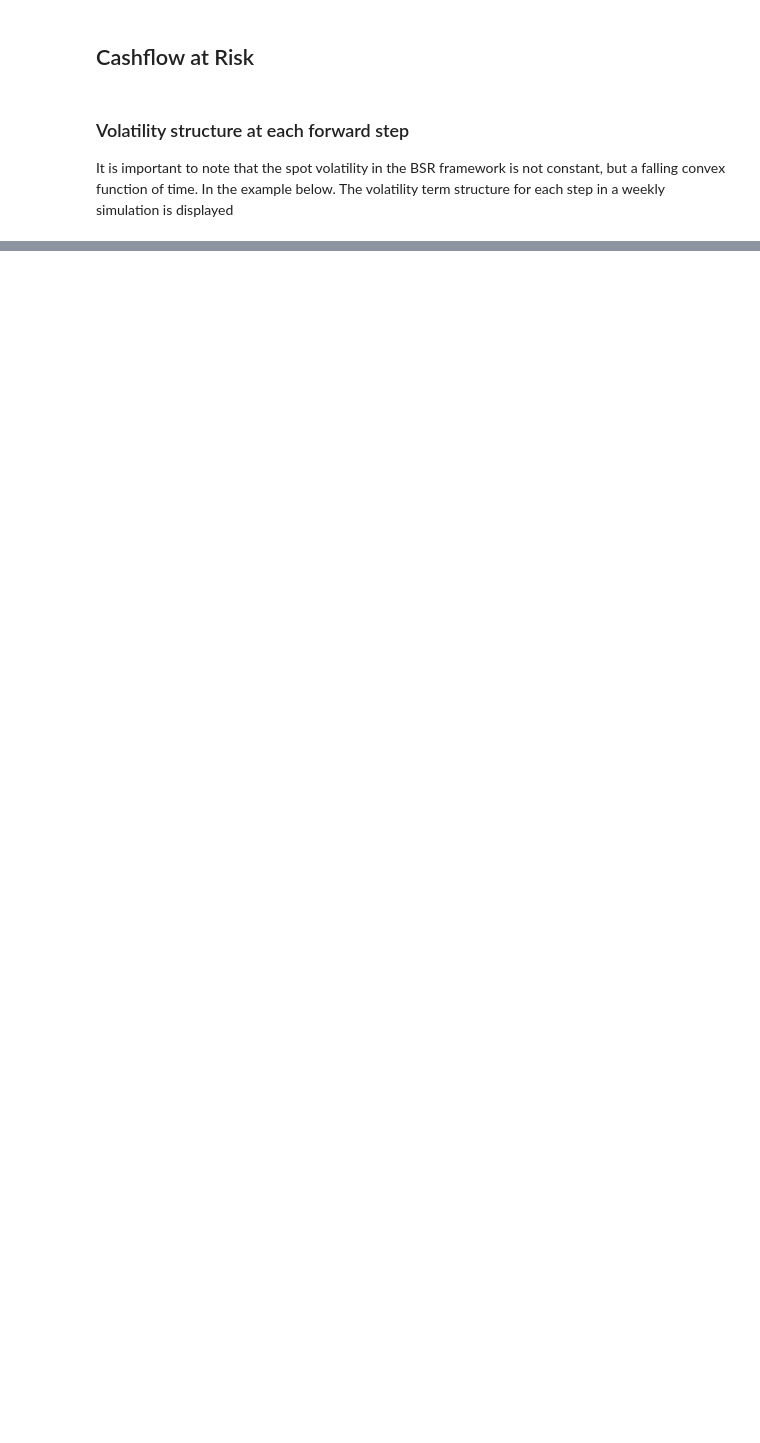
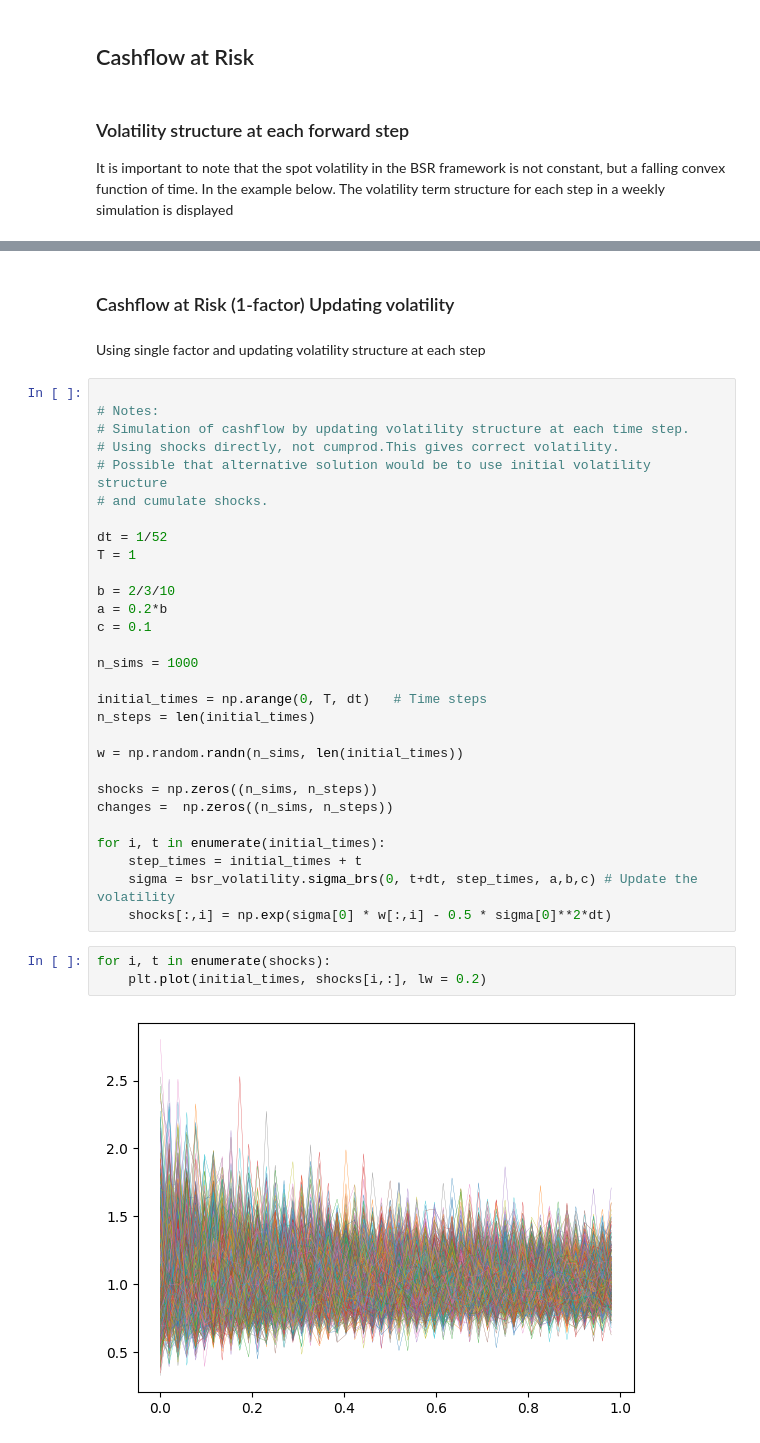
Before and after one commit to bmyksvoll/curves, a Jupyter notebook: bsr_simulation.ipynb, the cells around one changed output, grey strips where cells are left out. Cells and saved outputs as stored; diff of their text form; blank space fills up the shorter version.

```diff
--- a/bsr_simulation.ipynb
+++ b/bsr_simulation.ipynb
@@ -244,3 +241,41 @@ plt.plot(initial_times, vol, color='black', lw=2, label='Term Structure')
 # %% [output]
 [<matplotlib.lines.Line2D at 0x...>]
 [figure]
+# %% [markdown]
+### Cashflow at Risk (1-factor) Updating volatility
+# %% [markdown]
+Using single factor and updating volatility structure at each step
+# %%
+
+# Notes:
+# Simulation of cashflow by updating volatility structure at each time step.
+# Using shocks directly, not cumprod.This gives correct volatility.
+# Possible that alternative solution would be to use initial volatility structure
+# and cumulate shocks.
+
+dt = 1/52
+T = 1
+
+b = 2/3/10
+a = 0.2*b
+c = 0.1
+
+n_sims = 1000
+
+initial_times = np.arange(0, T, dt)   # Time steps
+n_steps = len(initial_times)
+
+w = np.random.randn(n_sims, len(initial_times))
+
+shocks = np.zeros((n_sims, n_steps))
+changes =  np.zeros((n_sims, n_steps))
+
+for i, t in enumerate(initial_times):
+    step_times = initial_times + t
+    sigma = bsr_volatility.sigma_brs(0, t+dt, step_times, a,b,c) # Update the volatility
+    shocks[:,i] = np.exp(sigma[0] * w[:,i] - 0.5 * sigma[0]**2*dt)
+# %%
+for i, t in enumerate(shocks):
+    plt.plot(initial_times, shocks[i,:], lw = 0.2)
+# %% [output]
+[figure, added]
```
Also changed, not shown: parts of 11 cells of this notebook.
